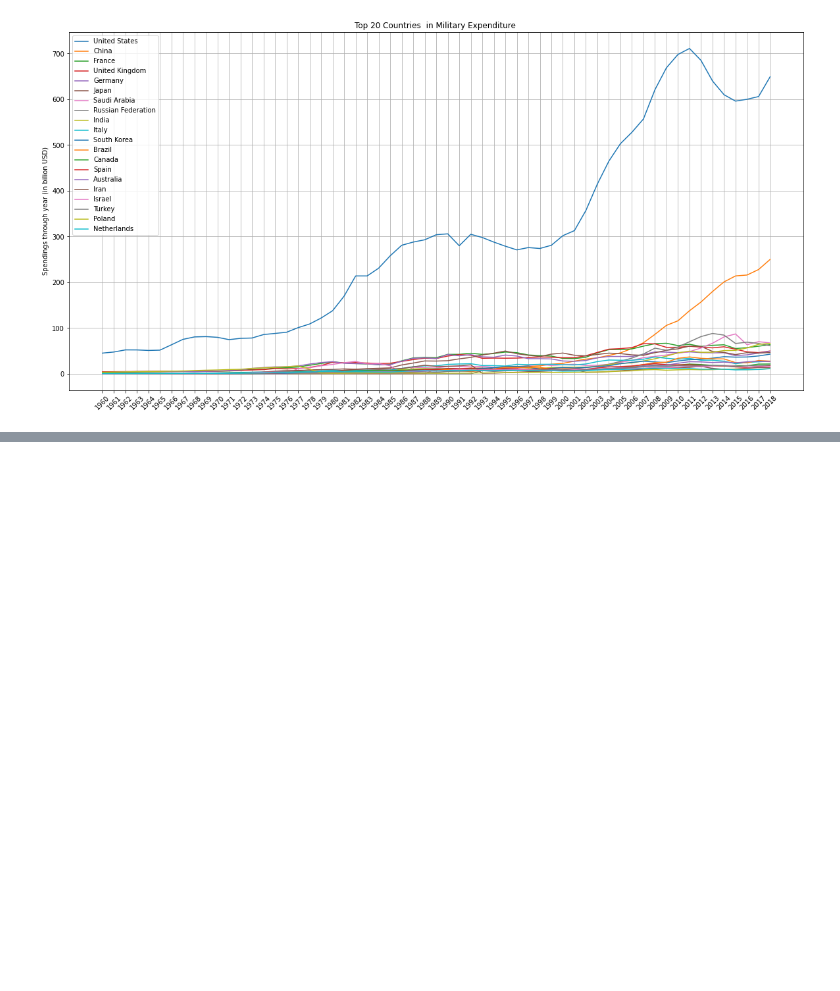
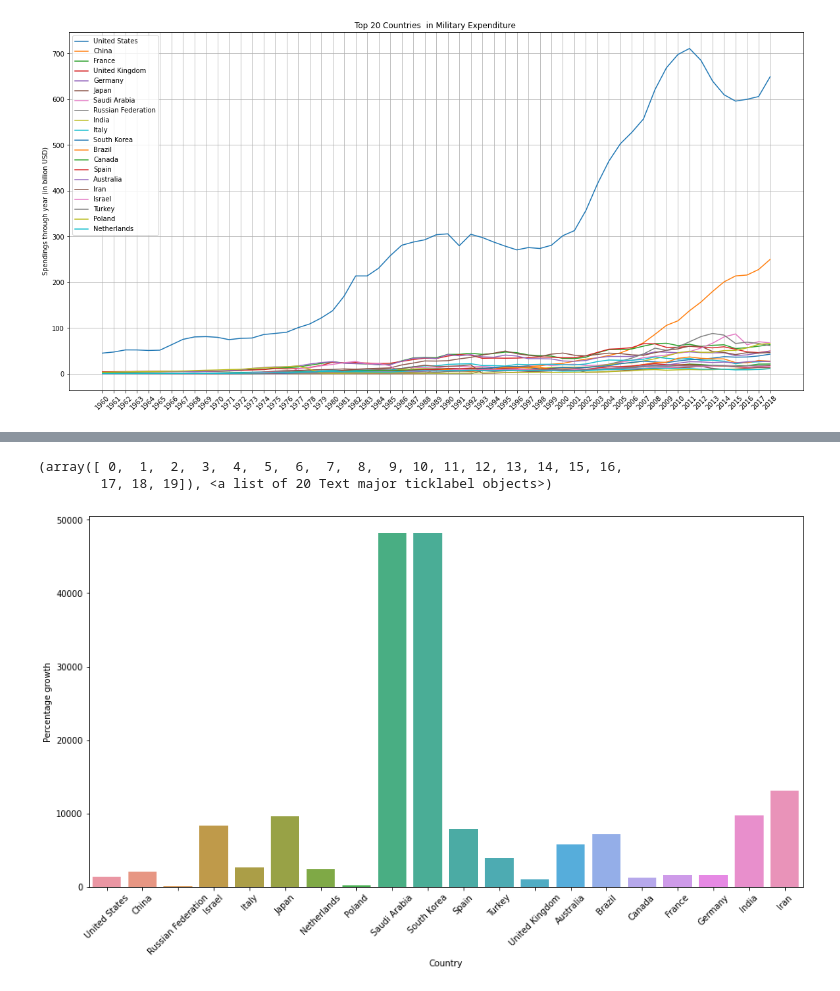
Before and after one commit to tricycle88/Military-expenditure-1960-2018, a Jupyter notebook: Military.ipynb, the cells around one changed output, grey strips where cells are left out. Saved outputs shown, nothing was run; the diff lists cells and outputs as text; code cells hidden in the pictures; blank space fills up the shorter version.

```diff
--- a/Military.ipynb
+++ b/Military.ipynb
@@ -167,3 +179,29 @@ plt.grid(True)
 plt.show()
 # %% [output]
 [figure]
+# %%
+PercUSA = (Top20['United States'].iloc[-1] - Top20['United States'].iloc[0])*100/Top20['United States'].iloc[0]
+PercChina = (Top20['China'].iloc[-1] - Top20['China'].iloc[29])*100/Top20['China'].iloc[29]
+PercRUS = (Top20['Russian Federation'].iloc[-1] - Top20['Russian Federation'].iloc[33])*100/Top20['Russian Federation'].iloc[33]
+PercISR = (Top20['Israel'].iloc[-1] - Top20['Israel'].iloc[0])*100/Top20['Israel'].iloc[0]
+PercITA = (Top20['Italy'].iloc[-1] - Top20['Italy'].iloc[0])*100/Top20['Italy'].iloc[0]
+PercJPN = (Top20['Japan'].iloc[-1] - Top20['Japan'].iloc[0])*100/Top20['Japan'].iloc[0]
+PercNET = (Top20['Netherlands'].iloc[-1] - Top20['Netherlands'].iloc[0])*100/Top20['Netherlands'].iloc[0]
+PercPOL = (Top20['Poland'].iloc[-1] - Top20['Poland'].iloc[0])*100/Top20['Poland'].iloc[0]
+PercSAU = (Top20['Saudi Arabia'].iloc[-1] - Top20['Saudi Arabia'].iloc[0])*100/Top20['Saudi Arabia'].iloc[0]
+PercKOR = (Top20['South Korea'].iloc[-1] - Top20['South Korea'].iloc[0])*100/Top20['South Korea'].iloc[0]
+PercSPA = (Top20['Spain'].iloc[-1] - Top20['Spain'].iloc[0])*100/Top20['Spain'].iloc[0]
+PercTUR = (Top20['Turkey'].iloc[-1] - Top20['Turkey'].iloc[0])*100/Top20['Turkey'].iloc[0]
+PercUK = (Top20['United Kingdom'].iloc[-1] - Top20['United Kingdom'].iloc[0])*100/Top20['United Kingdom'].iloc[0]
+PercAUS = (Top20['Australia'].iloc[-1] - Top20['Australia'].iloc[0])*100/Top20['Australia'].iloc[0]
+PercBRA = (Top20['Brazil'].iloc[-1] - Top20['Brazil'].iloc[0])*100/Top20['Brazil'].iloc[0]
+PercCAN = (Top20['Canada'].iloc[-1] - Top20['Canada'].iloc[0])*100/Top20['Canada'].iloc[0]
+PercFRA = (Top20['France'].iloc[-1] - Top20['France'].iloc[0])*100/Top20['France'].iloc[0]
+PercGER = (Top20['Germany'].iloc[-1] - Top20['Germany'].iloc[0])*100/Top20['Germany'].iloc[0]
+PercIND = (Top20['India'].iloc[-1] - Top20['India'].iloc[0])*100/Top20['India'].iloc[0]
+PercIRA = (Top20['Iran'].iloc[-1] - Top20['Iran'].iloc[0])*100/Top20['Iran'].iloc[0]
+# %%
+data = [['United States', PercUSA], ['China', PercChina], ['Russian Federation', 14], ['Israel', PercISR], ['Italy', PercITA], ['Japan', PercJPN], ['Netherlands', PercNET], ['Poland', PercPOL], ['Saudi Arabia', PercSAU], ['South Korea', PercSAU], ['Spain', PercSPA], ['Turkey', PercTUR], ['United Kingdom', PercUK], ['Australia', PercAUS], ['Brazil', PercBRA], ['Canada', PercCAN], ['France', PercFRA], ['Germany', PercGER], ['India', PercIND], ['Iran', PercIRA]]
+# %%
+percdf= pd.DataFrame(data, columns=['Country', 'Percentage growth'])
+percdf.head(20)
@@ -169,0 +226,8 @@ plt.show()
+# %%
+plt.figure(figsize=(15,8))
+sns.barplot(x = 'Country', y = 'Percentage growth', data = percdf)
+plt.xticks(rotation=45)
+# %% [output]
+(array([ 0,  1,  2,  3,  4,  5,  6,  7,  8,  9, 10, 11, 12, 13, 14, 15, 16,
+        17, 18, 19]), <a list of 20 Text major ticklabel objects>)
+[figure, added]
```
Also changed, not shown: parts of 4 cells of this notebook.
